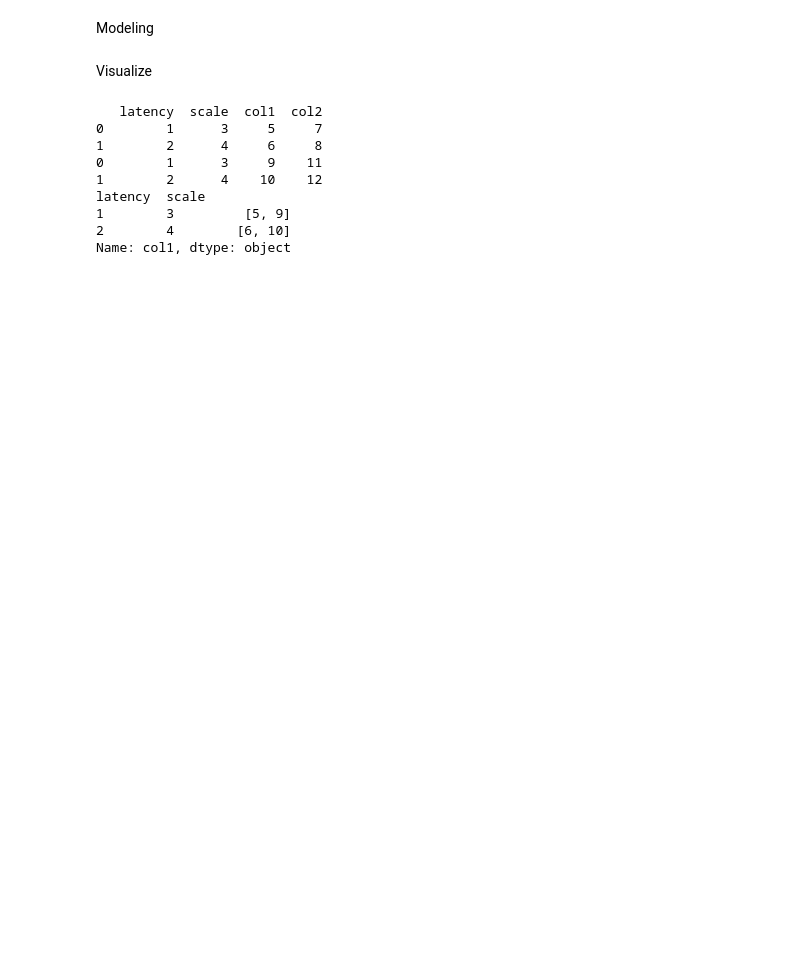
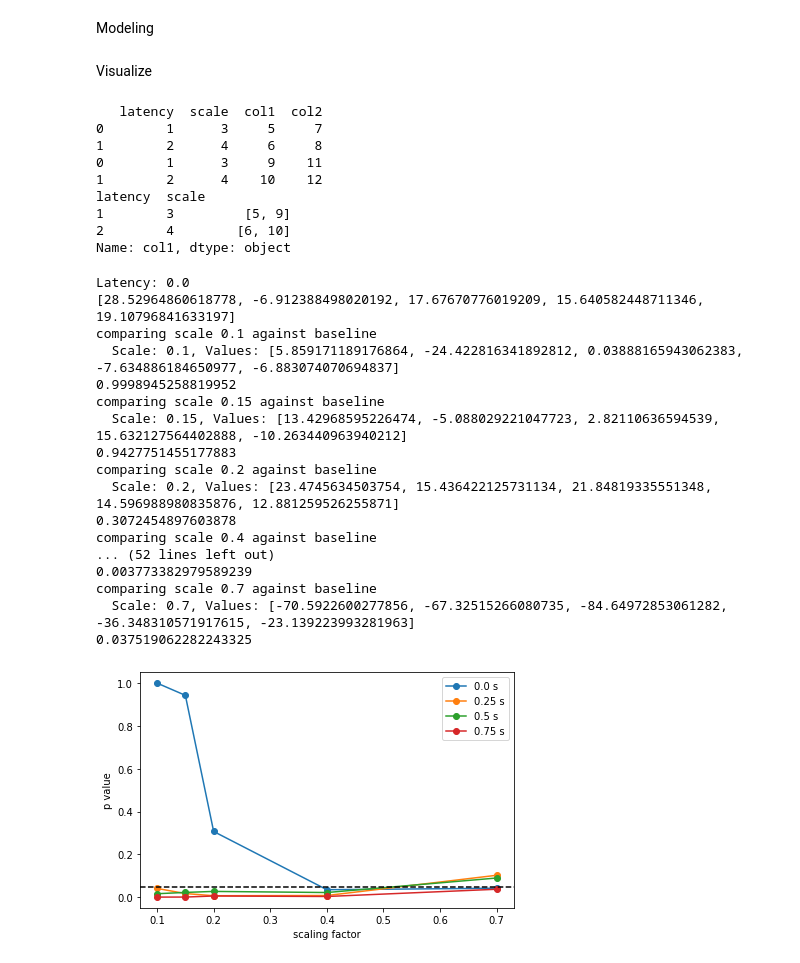
Before and after one commit to jasonkglim/MotionScaling, a Jupyter notebook: model_analysis.ipynb, the cells around one changed output. Cells and saved outputs as stored; diff of their text form; code cells hidden in the pictures; blank space fills up the shorter version.

Commit message:
adding t test results

```diff
--- a/model_analysis.ipynb
+++ b/model_analysis.ipynb
@@ -911,7 +921,7 @@ import numpy as np
 from scipy.stats import ttest_rel
 
 # Prepare data
-users_to_remove = ["user_lauren", "user_lizzie", "user_lizzie1", "user_sarah1"]
+users_to_remove = ["user_lauren", "user_lizzie", "user_lizzie1", "user_sarah1", "user_lizzie2"]
 all_data_list = [all_datasets[user] for user in all_datasets.keys() if user not in users_to_remove]
 # print(len(all_data_list))
 combined_df = pd.concat(all_data_list)
@@ -920,45 +930,89 @@ TP_group = grouped_df["throughput"].apply(list)
 
 # Group by 'latency'
 grouped_by_latency = combined_df.groupby('latency')
-
+pvals = {}
+scales = {}
 # Iterate over each latency group
-for latency, latency_group in grouped_by_latency:
+metric = "weighted_performance"
+alternative_hyp = "greater"
+for l, (latency, latency_group) in enumerate(grouped_by_latency):
 	print(f"Latency: {latency}")
 
 	# Within each latency group, further group by 'scale'
 	grouped_by_scale = latency_group.groupby('scale')
-	baseline = list(grouped_by_scale.get_group(1.0)["throughput"])
+	baseline = list(grouped_by_scale.get_group(1.0)[metric])
 	print(baseline)
+	pvals[latency] = []
+	scales[latency] = []
 	# Iterate over each scale group within the current latency group
-	for scale, scale_group in grouped_by_scale:
-		print(f"comparing scale {scale} against baseline")
-		# print(f"  Scale: {scale}, Values: {list(scale_group['throughput'])}")
+	for s, (scale, scale_group) in enumerate(grouped_by_scale):
+		values = list(scale_group[metric])
+		if len(values) == 5 and scale != 1.0:
+			print(f"comparing scale {scale} against baseline")
+			print(f"  Scale: {scale}, Values: {list(scale_group[metric])}")
+			t_statistic, p_value = ttest_rel(values, baseline, alternative=alternative_hyp)
+			pvals[latency].append(p_value)
+			scales[latency].append(scale)
+			print(p_value)
+
+
+plt.figure()
+for latency, p_values in pvals.items():
+	plt.plot(scales[latency], p_values, marker='o', label=f"{latency} s")
+
+# plt.title(f"Paired-Sample T Test Comparing {metric}, Alternative Hypothesis: {alternative_hyp}")
+plt.axhline(0.05, color="black", linestyle='--')
+plt.xlabel("scaling factor")
+plt.ylabel("p value")
+plt.legend()
+plt.tight_layout()
+plt.savefig(f"figures/stat_tests/{metric}_{alternative_hyp}.png", facecolor='w')
+plt.show()
 
 # print(TP_group)
 # p_vals = {}
 # baseline = TP_group[(0.0, 1.0)]
 # test = TP_group[(0.0, 0.15)]
 # print(baseline)
 # print(test)
 # t_stat, p_val = ttest_rel(baseline, test)
 # print(p_val)
 # for params, values in TP_group.items():
 # 	# print(f"Latency: {latency}, Scale: {scale}, Values: {len(list(throughput))}")
 # 	if len(values) == 6
 
 # # Example data: before and after treatment
 # data_before = np.array([20, 21, 19, 22, 20, 23, 21])
 # data_after = np.array([22, 22, 20, 23, 21, 24, 22])
 
 # # Perform the paired t-test
 # t_statistic, p_value = ttest_rel(data_before, data_after)
 
 # print("T-statistic:", t_statistic)
 # print("P-value:", p_value)
 
 # # Interpret the p-value
 # alpha = 0.05  # commonly used threshold for significance
 # if p_value < alpha:
 #     print("There is a significant difference.")
 # else:
 #     print("There is no significant difference.")
+# %% [output]
+Latency: 0.0
+[28.52964860618778, -6.912388498020192, 17.67670776019209, 15.640582448711346, 19.10796841633197]
+comparing scale 0.1 against baseline
+  Scale: 0.1, Values: [5.859171189176864, -24.422816341892812, 0.03888165943062383, -7.634886184650977, -6.883074070694837]
+0.9998945258819952
+comparing scale 0.15 against baseline
+  Scale: 0.15, Values: [13.42968595226474, -5.088029221047723, 2.82110636594539, 15.632127564402888, -10.263440963940212]
+0.9427751455177883
+comparing scale 0.2 against baseline
+  Scale: 0.2, Values: [23.4745634503754, 15.436422125731134, 21.84819335551348, 14.596988980835876, 12.881259526255871]
+0.3072454897603878
+comparing scale 0.4 against baseline
+... (52 lines left out)
+0.003773382979589239
+comparing scale 0.7 against baseline
+  Scale: 0.7, Values: [-70.5922600277856, -67.32515266080735, -84.64972853061282, -36.348310571917615, -23.139223993281963]
+0.037519062282243325
+[figure, added]
```
Also changed, not shown: parts of 1 cell of this notebook, 9 other files.
